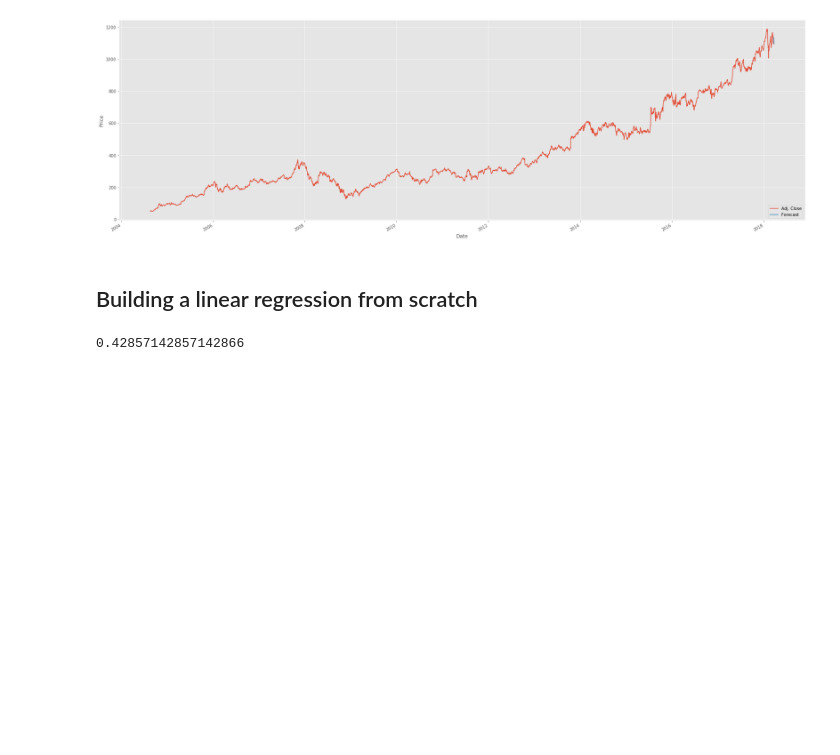
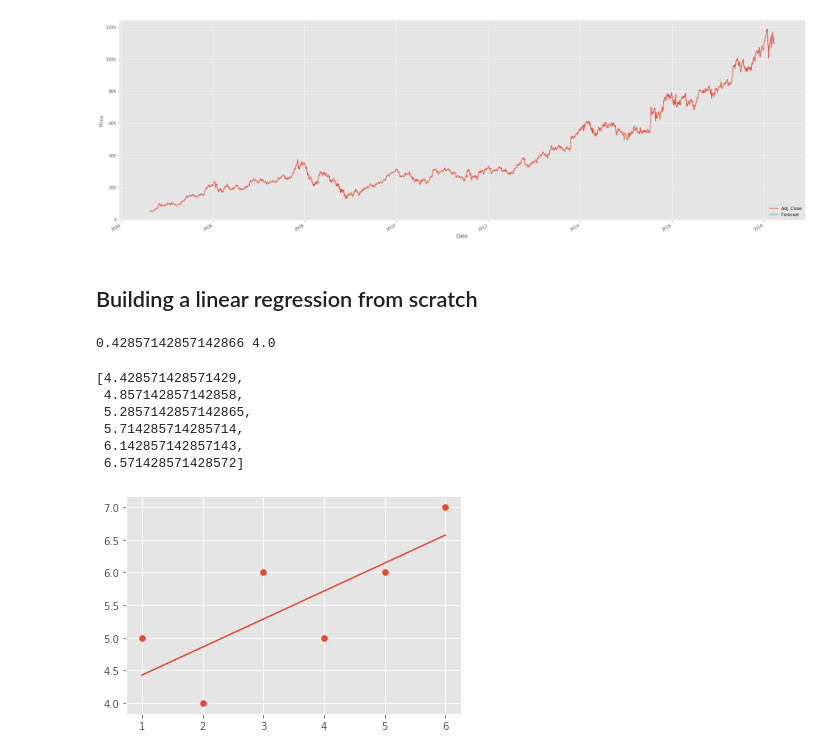
Before and after one commit to emetowinner/DataScience, a Jupyter notebook: DSN 70DaysOfML/DSN 70DaysOfML.ipynb, the cells around one changed output. Drawn from its saved outputs; the diff is of its cells as text; code cells hidden in the pictures; blank space fills up the shorter version.

Commit message:
continued developing linear regression from scratch

```diff
--- a/DSN 70DaysOfML/DSN 70DaysOfML.ipynb
+++ b/DSN 70DaysOfML/DSN 70DaysOfML.ipynb
@@ -204,11 +204,28 @@ from statistics import mean
 xs = np.array([1,2,3,4,5,6], dtype=np.float64)
 ys = np.array([5,4,6,5,6,7], dtype=np.float64)
 # %%
-def best_fit_slope(xs,ys):
+def best_fit_slope_and_intercept(xs,ys):
     m = ( ((mean(xs) * mean(ys)) - mean(xs*ys) ) / ((mean(xs)**2) - mean(xs**2)) )
-    return m
+    b = (mean(ys)) - (m * mean(xs))
+    return m,b
 
-m = best_fit_slope(xs,ys)
-m
+m,b = best_fit_slope_and_intercept(xs,ys)
+print(m,b)
 # %% [output]
-0.42857142857142866
+0.42857142857142866 4.0
+# %%
+regression_line = [(m*x)+b for x in xs]
+regression_line
+# %% [output]
+[4.428571428571429,
+ 4.857142857142858,
+ 5.2857142857142865,
+ 5.714285714285714,
+ 6.142857142857143,
+ 6.571428571428572]
+# %%
+plt.scatter(xs,ys)
+plt.plot(xs,regression_line)
+plt.show()
+# %% [output]
+[figure, added]
```
Also changed, not shown: parts of 3 cells of this notebook.
